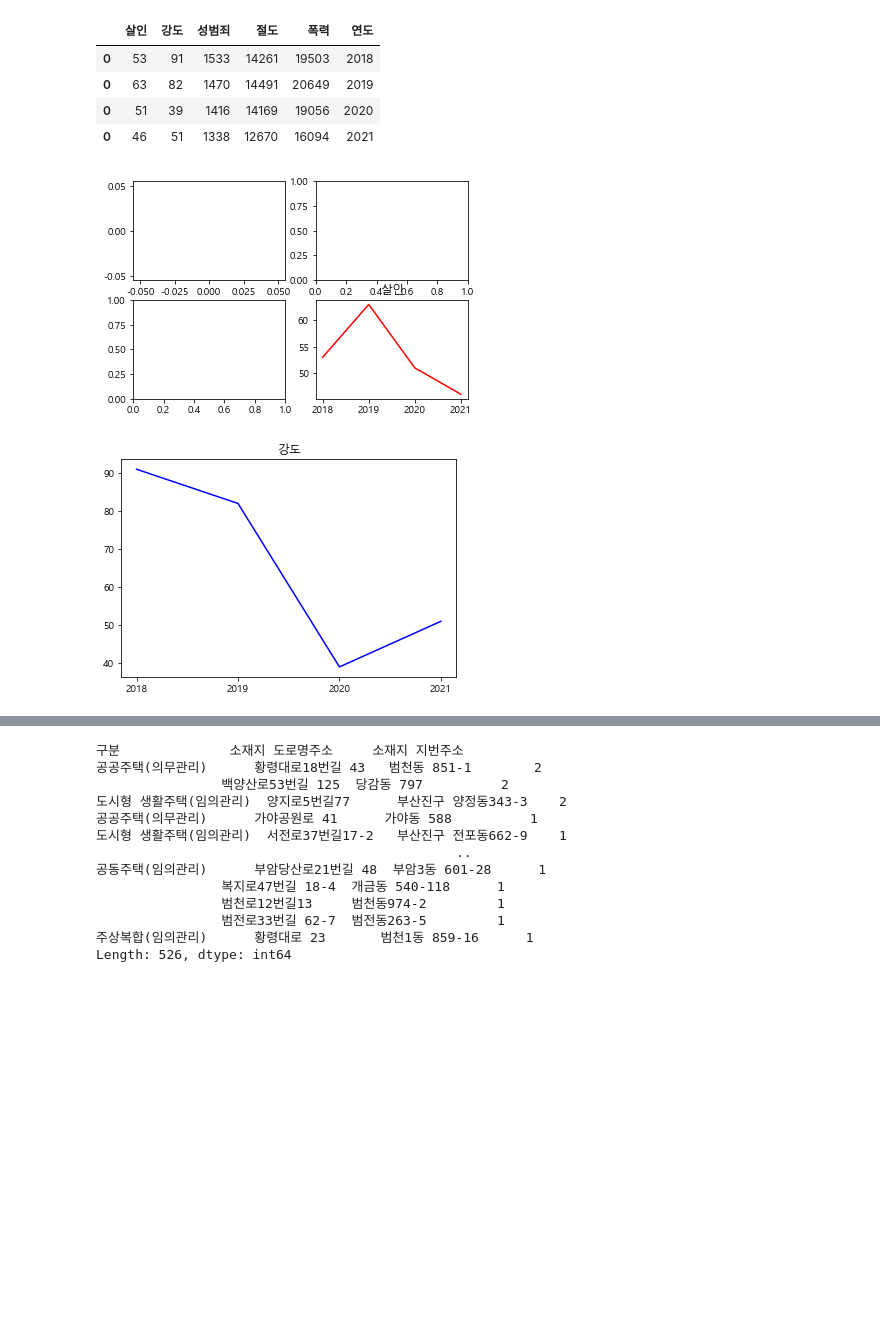
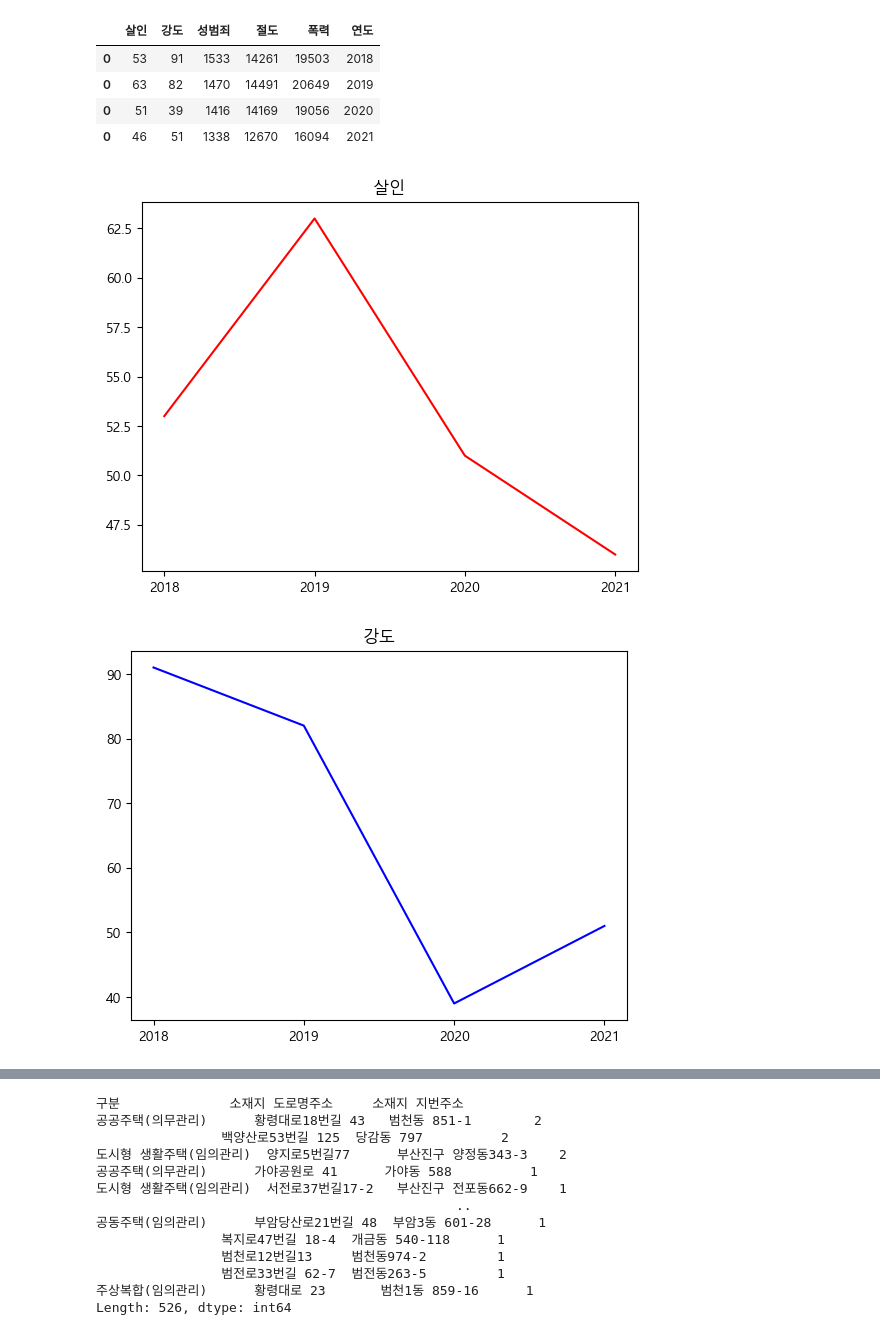
Before and after one commit to riversoso/bigdata-analysis-2024, a Jupyter notebook: ff/crime2.ipynb, the cells around one changed output, grey strips where cells are left out. Saved outputs shown, nothing was run; the diff lists cells and outputs as text; code cells hidden in the pictures; blank space fills up the shorter version.

```diff
--- a/ff/crime2.ipynb
+++ b/ff/crime2.ipynb
@@ -10,9 +10,9 @@ import googlemaps
 import folium
 # %%
-data_18 = pd.read_csv('../data/18_BusanCrime.csv')
-data_19 = pd.read_csv('../data/19_BusanCrime.csv')
-data_20 = pd.read_csv('../data/20_BusanCrime.csv')
-data_21 = pd.read_csv('../data/21_BusanCrime.csv')
+data_18 = pd.read_csv('./data/18_BusanCrime.csv')
+data_19 = pd.read_csv('./data/19_BusanCrime.csv')
+data_20 = pd.read_csv('./data/20_BusanCrime.csv')
+data_21 = pd.read_csv('./data/21_BusanCrime.csv')
 # %%
 data_18
 # %% [output]
@@ -337,26 +327,31 @@ line_data
 | 0 | 51 | 39 | 1416 | 14169 | 19056 | 2020 |
 | 0 | 46 | 51 | 1338 | 12670 | 16094 | 2021 |
 # %%
-fig, axes = plt.subplots(2, 2)
+#fig, axes = plt.subplots(2, 2)
+
 plt.plot(line_data['연도'], line_data['살인'] , color = 'red')
 plt.title('살인')
 axes[0][0].plot()
 plt.show()
+
 plt.plot(line_data['연도'], line_data['강도'] , color = 'blue')
 plt.title('강도')
 axes[1][0].plot()
 plt.show()
+
 plt.plot(line_data['연도'], line_data['성범죄'] , color = 'green')
 plt.title('성범죄')
 axes[0][1].plot()
 plt.show()
+
 plt.plot(line_data['연도'], line_data['절도'] , color = 'orange')
 plt.title('절도')
 axes[1][1].plot()
 plt.show()
+
 plt.plot(line_data['연도'], line_data['폭력'] , color = 'black')
 plt.title('폭력')
 plt.show()
 # %% [output]
-[figure, old version]
+[figure, new version]
-[figure, old version]
+[figure, new version]
```
Also changed, not shown: parts of 15 cells of this notebook, 33 other files.
